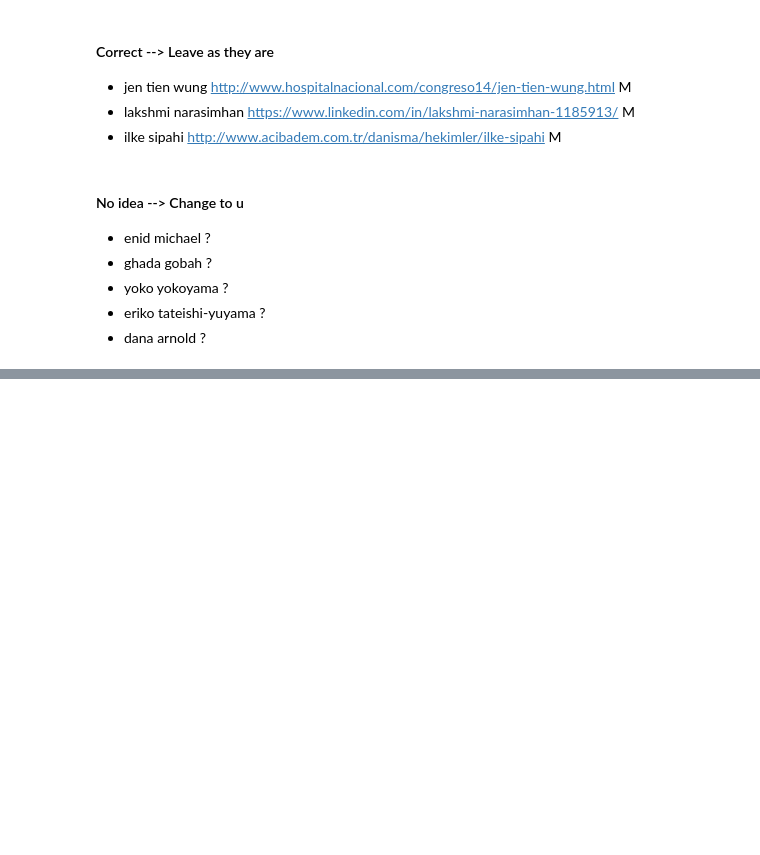
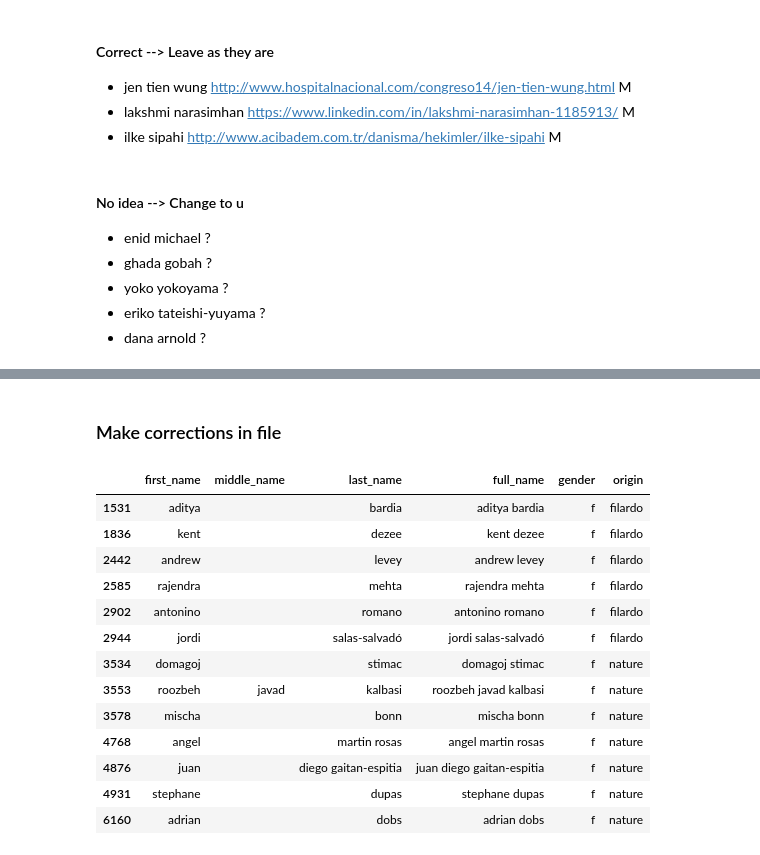
Before and after one commit to GenderGapSTEM-PublicationAnalysis/name_gender_inference, a Jupyter notebook: Check_wrong_gender_assignments_in_test_data_all.csv.ipynb, the cells around one changed output, grey strips where cells are left out. Cells and saved outputs as stored; diff of their text form; code cells hidden in the pictures; blank space fills up the shorter version.

Commit message:
More corrections - 3

```diff
--- a/Check_wrong_gender_assignments_in_test_data_all.csv.ipynb
+++ b/Check_wrong_gender_assignments_in_test_data_all.csv.ipynb
@@ -293,0 +302,16 @@ false_pred_m_to_f[false_pred_m_to_f['count']==6].sort_values(by='count', ascendi
+# %% [markdown]
+### Make corrections in file
+# %%
+change_to_m = ['aditya bardia',
+ 'andrew levey',
+ 'rajendra mehta',
+ 'antonino romano',
+ 'jordi salas-salvadó',
+ 'domagoj stimac',
+ 'mischa bonn',
+ 'juan diego gaitan-espitia',
+ 'adrian dobs',
+ 'kent dezee',
+ 'stephane dupas',
+ 'angel martin rosas',
+ 'roozbeh javad kalbasi']
@@ -293,0 +353,19 @@ false_pred_m_to_f[false_pred_m_to_f['count']==6].sort_values(by='count', ascendi
+# %%
+df = pd.read_csv('test_data/raw_data/test_data_all.csv', keep_default_na=False)
+# %%
+df[df.full_name.isin(change_to_m)]
+# %% [output]
+|  | first_name | middle_name | last_name | full_name | gender | origin |
+| 1531 | aditya |  | bardia | aditya bardia | f | filardo |
+| 1836 | kent |  | dezee | kent dezee | f | filardo |
+| 2442 | andrew |  | levey | andrew levey | f | filardo |
+| 2585 | rajendra |  | mehta | rajendra mehta | f | filardo |
+| 2902 | antonino |  | romano | antonino romano | f | filardo |
+| 2944 | jordi |  | salas-salvadó | jordi salas-salvadó | f | filardo |
+| 3534 | domagoj |  | stimac | domagoj stimac | f | nature |
+| 3553 | roozbeh | javad | kalbasi | roozbeh javad kalbasi | f | nature |
+| 3578 | mischa |  | bonn | mischa bonn | f | nature |
+| 4768 | angel |  | martin rosas | angel martin rosas | f | nature |
+| 4876 | juan |  | diego gaitan-espitia | juan diego gaitan-espitia | f | nature |
+| 4931 | stephane |  | dupas | stephane dupas | f | nature |
+| 6160 | adrian |  | dobs | adrian dobs | f | nature |
```
Also changed, not shown: parts of 5 cells of this notebook.
